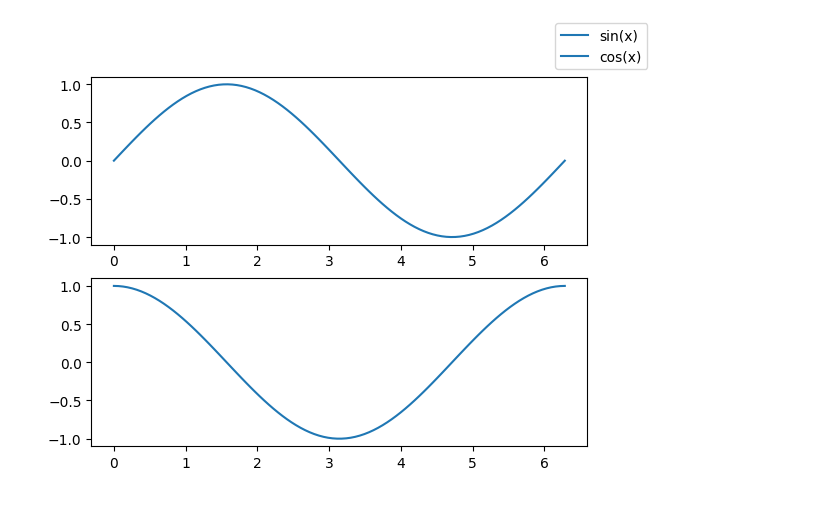
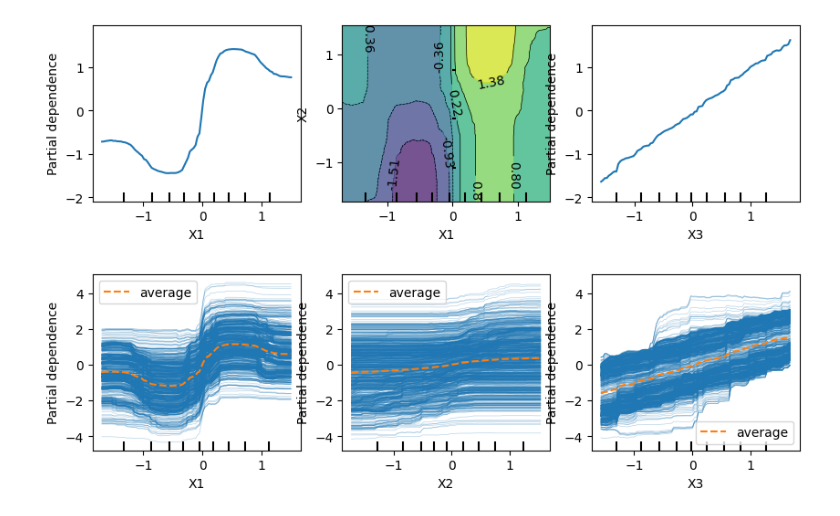
Before and after one commit to Versus-91/blackboxofmachinelearning, a Jupyter notebook: a.ipynb, the cells around one changed output. Saved outputs shown, nothing was run; the diff lists cells and outputs as text; code cells hidden in the pictures.

```diff
--- a/a.ipynb
+++ b/a.ipynb
@@ -1,32 +0,0 @@
-# %%
-import matplotlib.pyplot as plt
-import numpy as np
-
-# Generate some sample data
-x = np.linspace(0, 2*np.pi, 100)
-y1 = np.sin(x)
-y2 = np.cos(x)
-
-# Create subplots
-fig, axs = plt.subplots(2)
-
-# Plot data on subplots
-axs[0].plot(x, y1, label='sin(x)')
-axs[1].plot(x, y2, label='cos(x)')
-
-# Collect handles and labels from all subplots
-handles_dict = {}
-for ax in axs:
-    handles_ax, labels_ax = ax.get_legend_handles_labels()
-    for handle, label in zip(handles_ax, labels_ax):
-        if label not in handles_dict:
-            handles_dict[label] = handle
-
-# Create a single legend for all subplots
-unique_handles = list(handles_dict.values())
-unique_labels = list(handles_dict.keys())
-fig.legend(unique_handles, unique_labels, loc='upper right')
-
-plt.show()
-# %% [output]
-[figure, removed]
@@ -32,0 +36,13 @@ plt.show()
+# %%
+%%capture
+from sklearn.inspection import PartialDependenceDisplay
+my_plot = None
+fig,(ax1,ax2,ax3) = plt.subplots(1, 3, figsize=(10, 2.5))  # (rows, columns, index)
+rf_disp = PartialDependenceDisplay.from_estimator(rf_model, X, features=[0,(0,1),2],feature_names=["X1","X2","X3"])
+x_vals = np.linspace(-2, 2, 1000)
+rf_disp.plot(ax=[ax1, ax2,ax3])
+my_plot = fig
+# %%
+display(my_plot)
+# %% [output]
+[figure, added]
@@ -32,0 +58,4 @@ plt.show()
+# %%
+display(my_plot)
+# %% [output]
+[figure, added]
```
Also changed, not shown: parts of 14 cells of this notebook, 5 other files.
